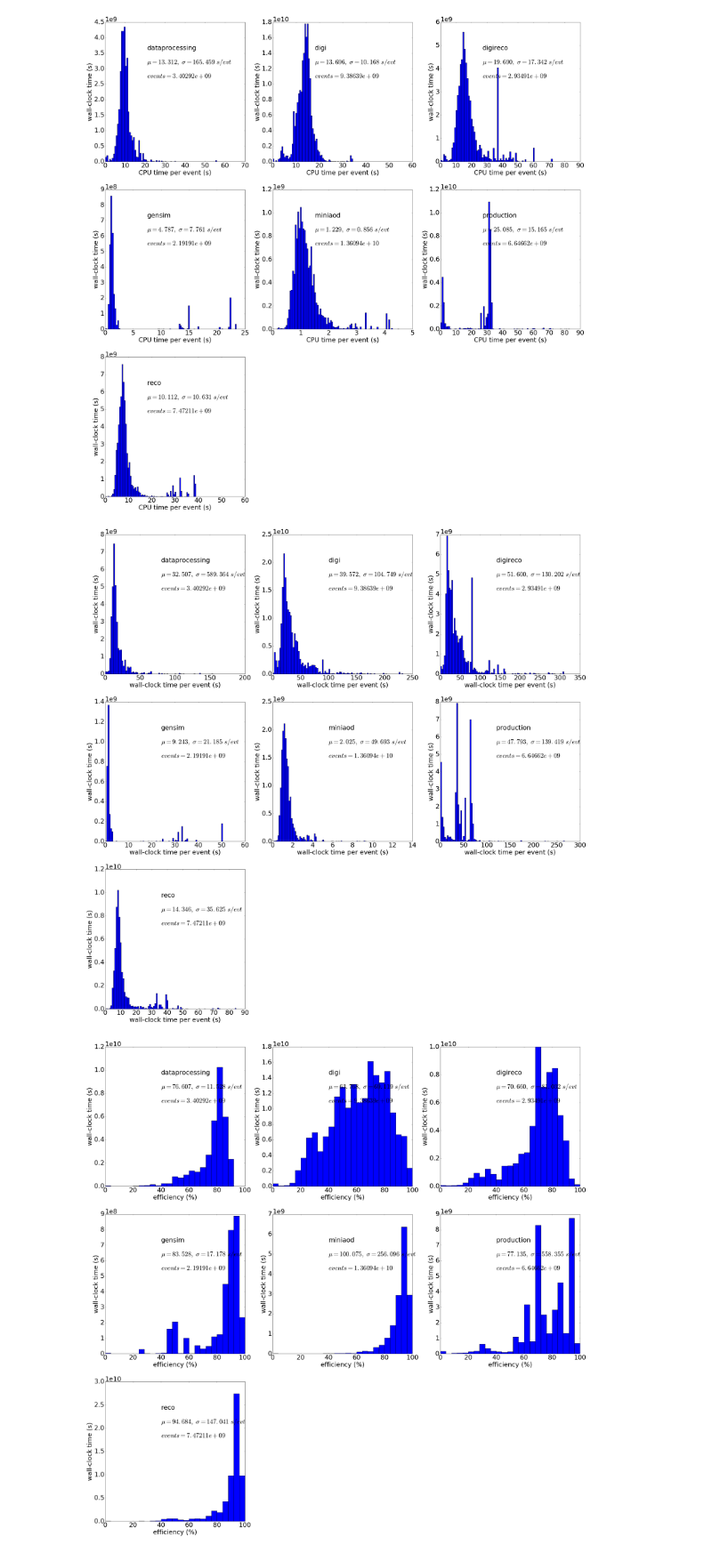
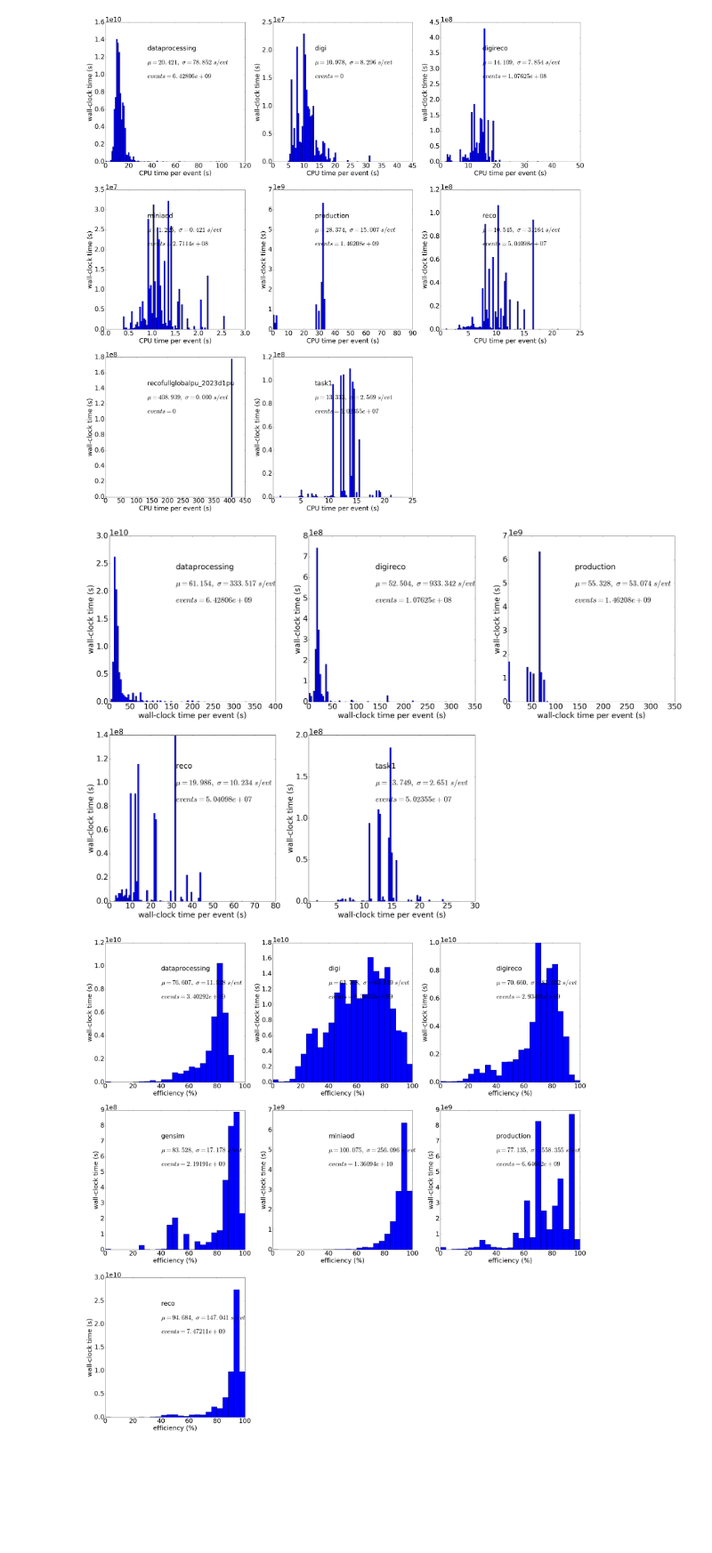
Before and after one commit to sciaba/ATLAS-CPU-time-analysis, a Jupyter notebook: Notebooks/CMS job analysis.ipynb, the cells around one changed output. Shown at 89% size. Saved outputs shown, nothing was run; the diff lists cells and outputs as text; code cells hidden in the pictures; blank space fills up the shorter version.

```diff
--- a/Notebooks/CMS job analysis.ipynb
+++ b/Notebooks/CMS job analysis.ipynb
@@ -222,7 +271,8 @@ with open(output_file, 'w') as f:
 # %%
-input_file = 'task_cms2.csv'
+input_file = 'task_cms_90d_es.csv'
 # %%
-df = pd.read_csv(input_file, dtype={'cpu_n': 'float'}, names=['request', 'processingtype', 'site',
+df = pd.read_csv(input_file, dtype={'cpu_n': 'float'}, names=['request', 'tasktype', 'site', 'type',
                                                                'njobs', 'cpuevt_avg', 'cpuevt_rms', 'wallevt_avg',
-                                                               'wallevt_rms', 'cpu', 'wc', 'cores', 'evts', 'eff'])
+                                                               'wallevt_rms', 'cpu', 'wc', 'cores', 'evts', 'eff', 'ramcore',
+                                                               'input', 'output', 'inevt', 'outevt', 'inrate'])
 # %%
@@ -333,13 +364,13 @@ fig = plt.figure(figsize=(40,40))
 plt.rcParams.update({'font.size': 30})
 var = 'cpuevt_avg'
 log_scale = False
-wc_tot = df['wc'].sum()
+wc_tot = df[df.type == 'production']['wc'].sum()
 i = 1
 
-grouped = df.groupby(['processingtype'], as_index=False)
+grouped = df[df.type == 'production'].groupby(['tasktype'], as_index=False)
 
 for (p), g in grouped:
-    if g['wc'].sum() < 0.006 * wc_tot:
+    if g['wc'].sum() < 0.001 * wc_tot:
         continue
     mean = np.average(g[var], weights=g['wc'])   # average time weighted with no. of events
     std = math.sqrt(np.average((g[var] - mean)**2, weights=g['wc']))
@@ -362,42 +393,42 @@ for (p), g in grouped:
         plt.text(t_x(.3), t_y(.6), stats2)
     i += 1
 # %% [output]
-[figure, old version]
+[figure, new version]
 # %%
 fig = plt.figure(figsize=(40,40))
 plt.rcParams.update({'font.size': 30})
 var = 'wallevt_avg'
 log_scale = False
-wc_tot = df['wc'].sum()
+wc_tot = df[df.type == 'production']['wc'].sum()
 i = 1
 
-grouped = df.groupby(['processingtype'], as_index=False)
+grouped = df[df.type == 'production'].groupby(['tasktype'], as_index=False)
 
 for (p), g in grouped:
     if g['wc'].sum() < 0.006 * wc_tot:
         continue
     mean = np.average(g[var], weights=g['wc'])   # average time weighted with no. of events
     std = math.sqrt(np.average((g[var] - mean)**2, weights=g['wc']))
     range = [0., mean + min(mean, std) * 5.]
     sp = plt.subplot(3, 3, i)
     plt.hist(g[var].tolist(), bins=100, range=range, weights=g['wc'].tolist(), log=log_scale)   # integral is total no. of events
     plt.xlabel('wall-clock time per event (s)')
     plt.ylabel('wall-clock time (s)')
     t_x = lambda x: sp.get_xlim()[0] + (sp.get_xlim()[1] - sp.get_xlim()[0]) * x
     t_y = lambda x: sp.get_ylim()[0] + (sp.get_ylim()[1] - sp.get_ylim()[0]) * x
     stats = r'$\mu=%.3f,\ \sigma=%.3f\ s/evt$' % (mean, std)
     stats2 = r'$\mathit{events}=%g$' % g['evts'].sum()
     if log_scale:
         plt.text(t_x(.4), sp.get_ylim()[0] * (sp.get_ylim()[1] / sp.get_ylim()[0])**.8, p)
         plt.text(t_x(.4), sp.get_ylim()[0] * (sp.get_ylim()[1] / sp.get_ylim()[0])**.7, stats)
         plt.text(t_x(.4), sp.get_ylim()[0] * (sp.get_ylim()[1] / sp.get_ylim()[0])**.6, stats2)
     else:
         plt.text(t_x(.4), t_y(.8), p)
         plt.text(t_x(.4), t_y(.7), stats)
         plt.text(t_x(.4), t_y(.6), stats2)
     i += 1
 # %% [output]
-[figure, old version]
+[figure, new version]
 # %%
 fig = plt.figure(figsize=(40,40))
 plt.rcParams.update({'font.size': 30})
```
Also changed, not shown: parts of 17 cells of this notebook, 9 other files.
